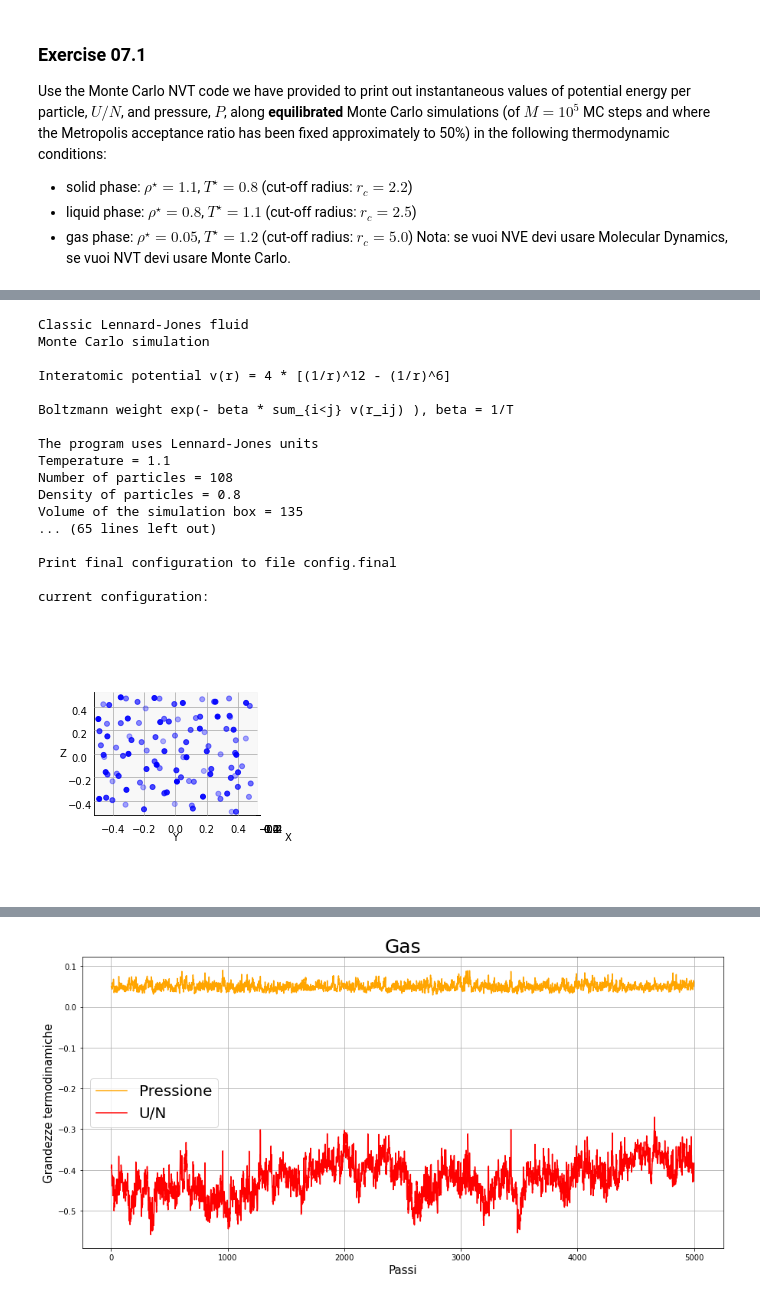
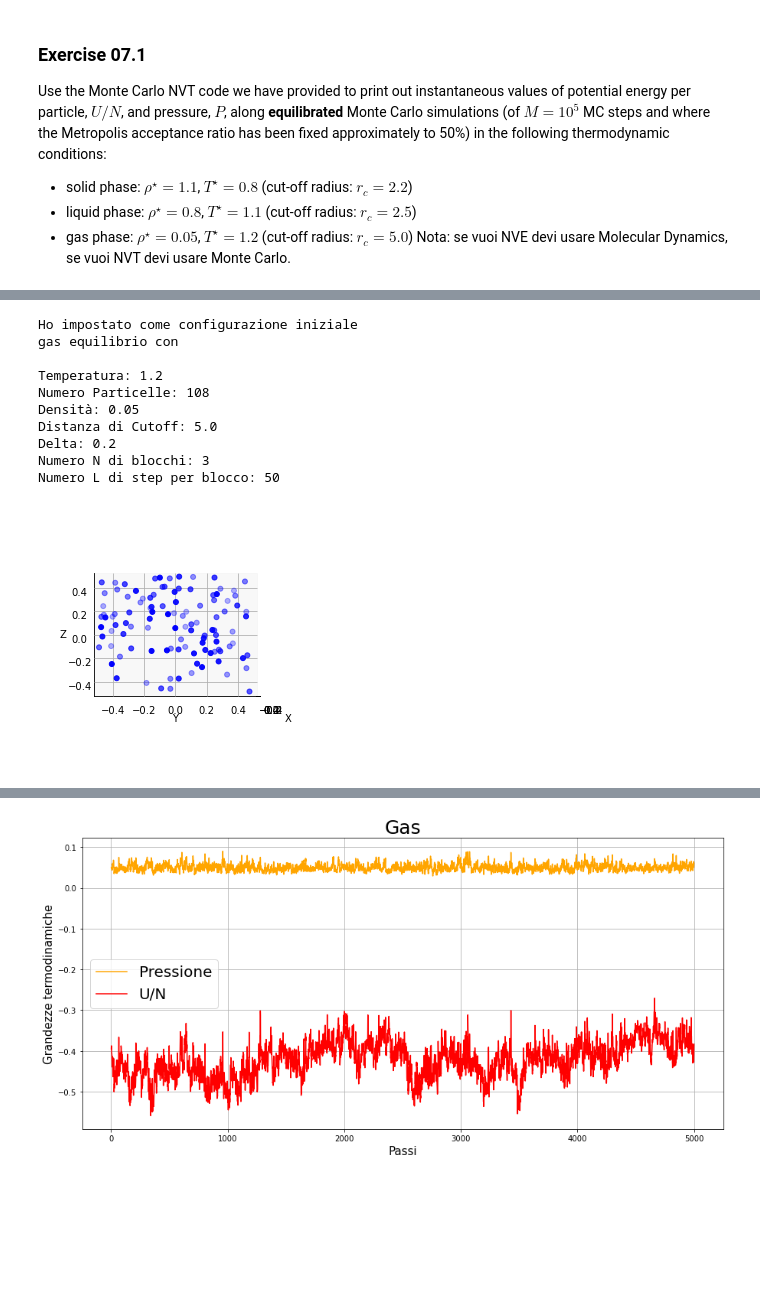
Before and after one commit to Daniele95/LSN, a Jupyter notebook: 7_MonteCarloNVT/LSN_Exercises_07.ipynb, the cells around one changed output, grey strips where cells are left out. Cells and saved outputs as stored; diff of their text form; code cells hidden in the pictures; blank space fills up the shorter version.

```diff
--- a/7_MonteCarloNVT/LSN_Exercises_07.ipynb
+++ b/7_MonteCarloNVT/LSN_Exercises_07.ipynb
@@ -87,23 +35,49 @@ current configuration:
-# %%
-import subprocess
-subprocess.run('./Monte_Carlo_NVT.exe')
-plotConfig('risultati/config.final',0,0)
-# %% [output]
-Classic Lennard-Jones fluid
-Monte Carlo simulation
-
-Interatomic potential v(r) = 4 * [(1/r)^12 - (1/r)^6]
-
-Boltzmann weight exp(- beta * sum_{i<j} v(r_ij) ), beta = 1/T
-
-The program uses Lennard-Jones units
-Temperature = 1.1
-Number of particles = 108
-Density of particles = 0.8
-Volume of the simulation box = 135
-... (65 lines left out)
-
-Print final configuration to file config.final
-
-current configuration:
-[figure, removed]
+# %%
+def printInput(fileDiInput):
+    lines = fileDiInput.split('\n')[:7]
+    custom_strings = ['Temperatura: ', 'Numero Particelle: ',
+                      'Densità: ', 'Distanza di Cutoff: ',
+                      'Delta: ', 'Numero N di blocchi: ',
+                      'Numero L di step per blocco: ']
+    modified_lines = [custom_strings[i] +\
+                      line.strip() for i, line in enumerate(lines)]
+    for line in modified_lines:
+        print(line)
+
+
+def setInitialConfig(fase,fcc,Nblocchi,LStepBlocco):
+    with open("input/input."+fase, "r") as file:
+        input_content = file.read()
+    customInput=input_content.\
+        replace('10\n1000', str(Nblocchi)+'\n'+str(LStepBlocco))
+    with open("config/input.dat", "w") as file:
+        file.write(customInput)
+    initialConfig='input/config.'+fase
+    if(fcc):
+        initialConfig='input/config.fcc'
+    Xfcc,Yfxx,Zfxx= np.loadtxt(initialConfig,usecols=(0,1,2),unpack=True)
+    data = np.column_stack((Xfcc,Yfxx,Zfxx))
+    np.savetxt('config/config.0', data, fmt='%.6e', delimiter='\t')
+    fccTrue='fcc'
+    if(not fcc):
+        fccTrue='equilibrio'
+    print('Ho impostato come configurazione iniziale\n'+
+          fase+' '+fccTrue+' con\n')
+    printInput(customInput)
+    plotConfig('config/config.0',0,0)
+# %%
+phase = ["gas", "liquid", "solid" ]
+currentPhase=phase[0]
+setInitialConfig(currentPhase,0,3,50)
+# %% [output]
+Ho impostato come configurazione iniziale
+gas equilibrio con
+
+Temperatura: 1.2
+Numero Particelle: 108
+Densità: 0.05
+Distanza di Cutoff: 5.0
+Delta: 0.2
+Numero N di blocchi: 3
+Numero L di step per blocco: 50
+[figure, added]
```
Also changed, not shown: parts of 4 cells of this notebook, 34 other files.
